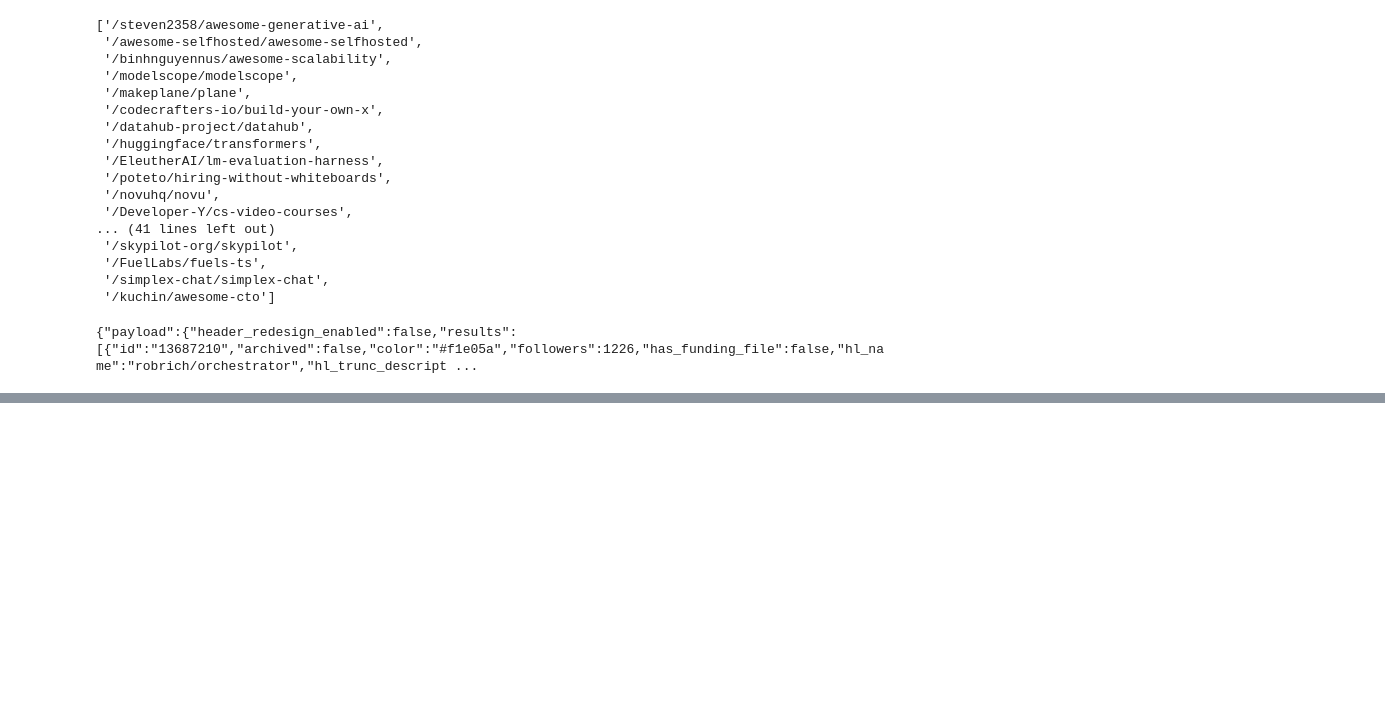
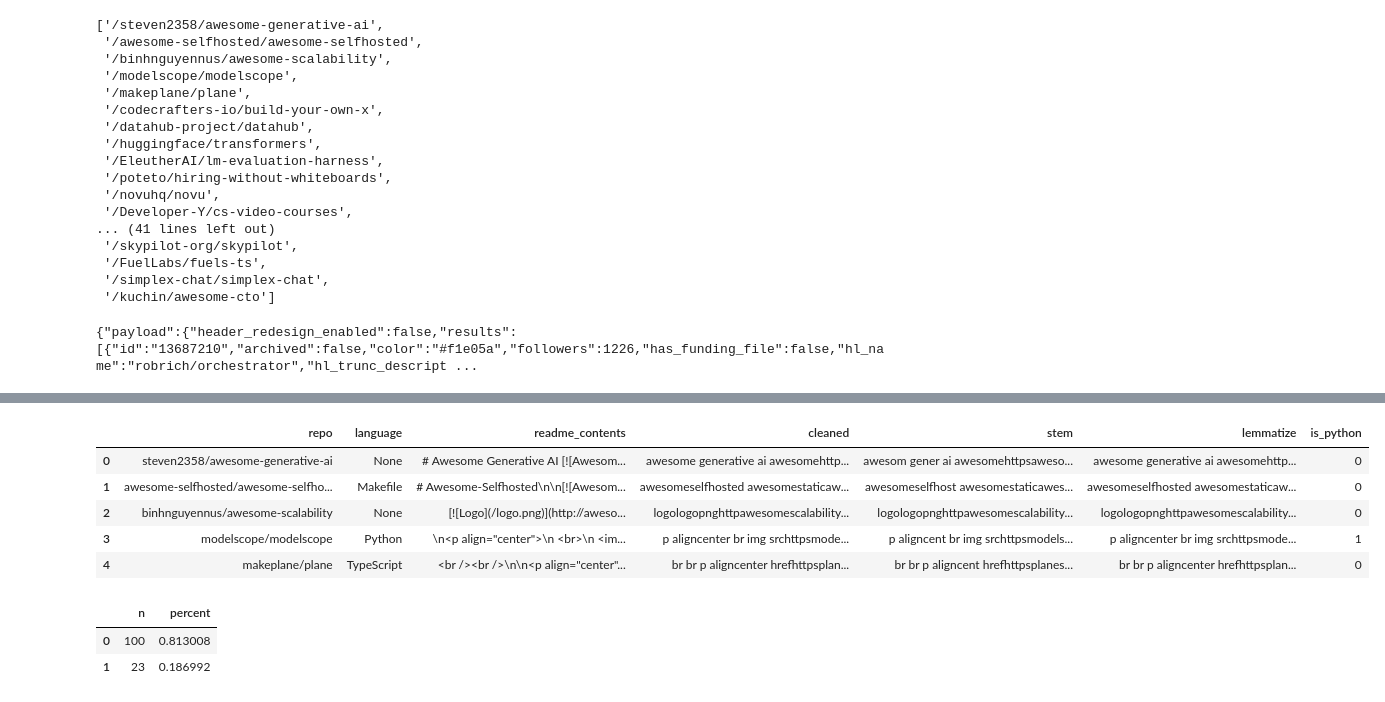
Before and after one commit to NLP-Operation-Repo/NLP-Operation-Repo, a Jupyter notebook: Villa workbook/workbook.ipynb, the cells around one changed output, grey strips where cells are left out. Saved outputs shown, nothing was run; the diff lists cells and outputs as text; code cells hidden in the pictures; blank space fills up the shorter version.

```diff
--- a/Villa workbook/workbook.ipynb
+++ b/Villa workbook/workbook.ipynb
@@ -186,0 +274,11 @@ KeyError: 'payload'
+# %%
+df['is_python'] = df['language'].apply(lambda val: 1 if val == 'Python' else 0)
+# %%
+df.head()
+# %% [output]
+|  | repo | language | readme_contents | cleaned | stem | lemmatize | is_python |
+| 0 | steven2358/awesome-generative-ai | None | # Awesome Generative AI [![Awesom... | awesome generative ai awesomehttp... | awesom gener ai awesomehttpsaweso... | awesome generative ai awesomehttp... | 0 |
+| 1 | awesome-selfhosted/awesome-selfho... | Makefile | # Awesome-Selfhosted\n\n[![Awesom... | awesomeselfhosted awesomestaticaw... | awesomeselfhost awesomestaticawes... | awesomeselfhosted awesomestaticaw... | 0 |
+| 2 | binhnguyennus/awesome-scalability | None | [![Logo](/logo.png)](http://aweso... | logologopnghttpawesomescalability... | logologopnghttpawesomescalability... | logologopnghttpawesomescalability... | 0 |
+| 3 | modelscope/modelscope | Python | \n<p align="center">\n <br>\n <im... | p aligncenter br img srchttpsmode... | p aligncent br img srchttpsmodels... | p aligncenter br img srchttpsmode... | 1 |
+| 4 | makeplane/plane | TypeScript | <br /><br />\n\n<p align="center"... | br br p aligncenter hrefhttpsplan... | br br p aligncent hrefhttpsplanes... | br br p aligncenter hrefhttpsplan... | 0 |
@@ -186,0 +291,6 @@ KeyError: 'payload'
+# %%
+labels
+# %% [output]
+|  | n | percent |
+| 0 | 100 | 0.813008 |
+| 1 | 23 | 0.186992 |
```
Also changed, not shown: parts of 23 cells of this notebook.
